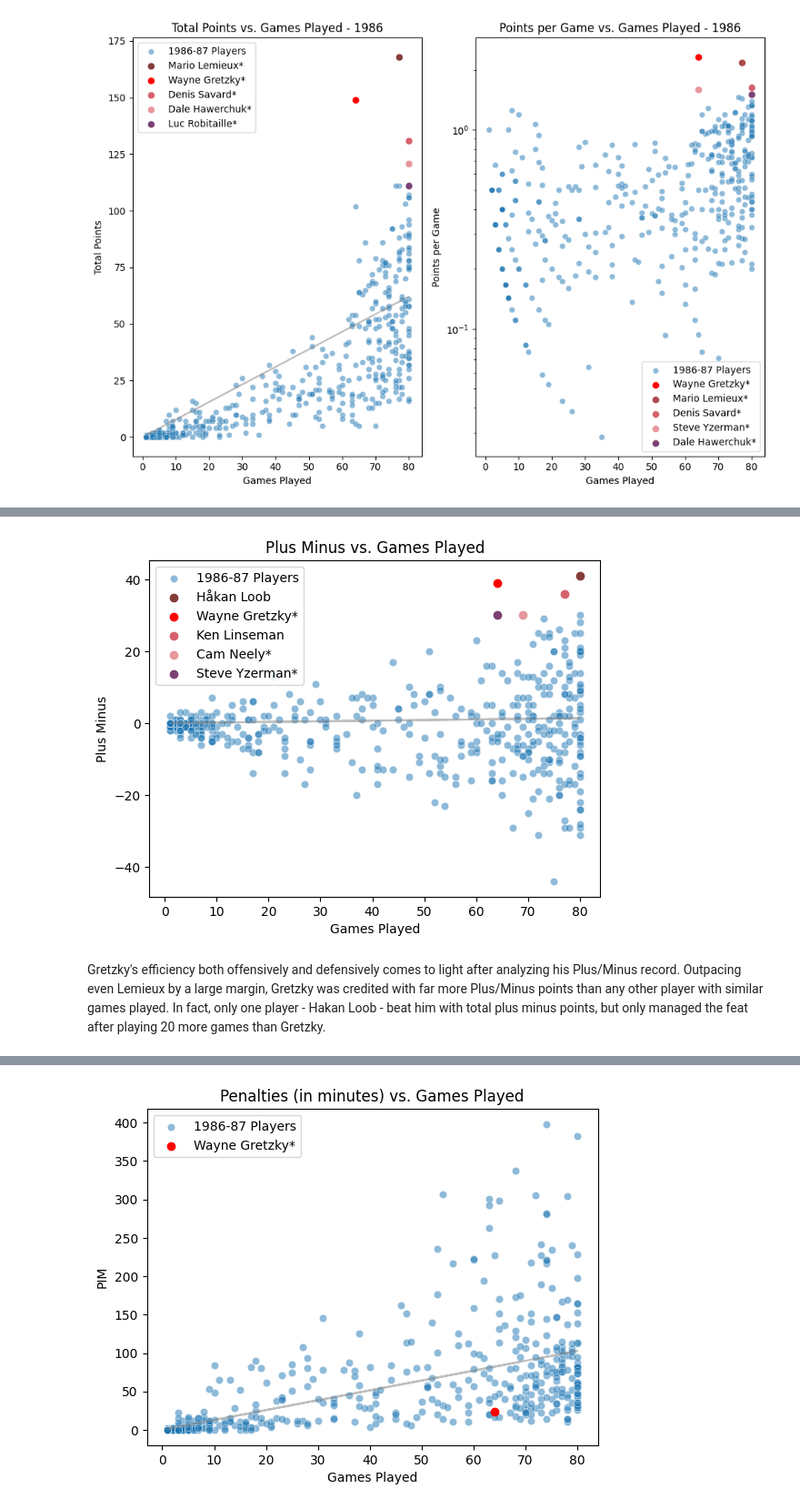
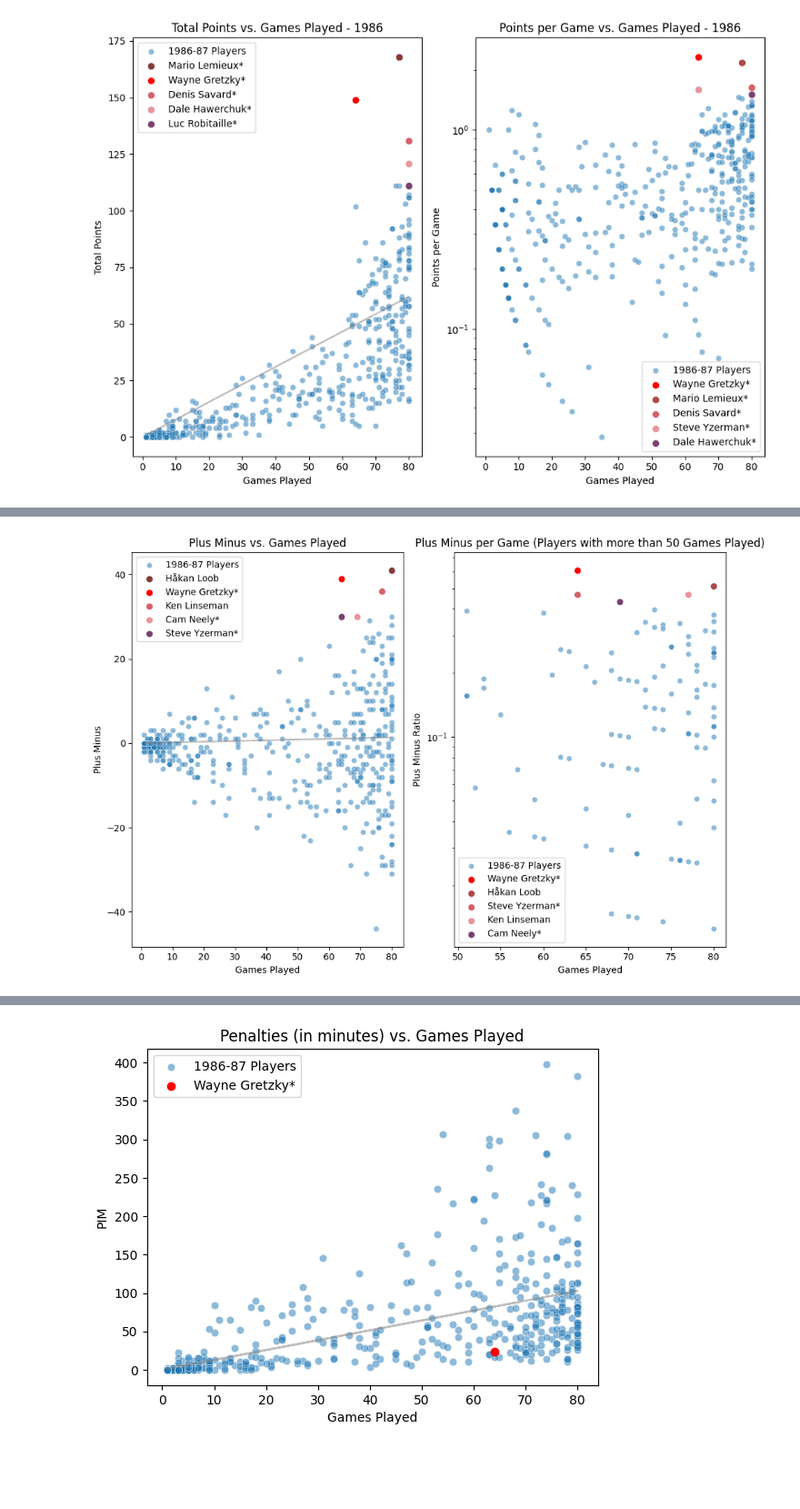
Before and after one commit to philbeet/How-Great-was-The-Great-One, a Jupyter notebook: main.ipynb, the cells around one changed output, grey strips where cells are left out. Shown at 91% size. Cells and saved outputs as stored; diff of their text form; code cells hidden in the pictures; blank space fills up the shorter version.

Commit message:
rework entire project structure, 95% done only need writeup for team liability section.

```diff
--- a/main.ipynb
+++ b/main.ipynb
@@ -315,8 +452,10 @@ If a player ends a game with a positive score, they were effective offensively *
 # %%
+plt.figure(figsize=(10,7))
 regression_line = get_regression_line(szn_87_df, "GP", "+/-")
-ax = plt.subplot(1,1,1)
+ax = plt.subplot(1,2,1)
 ax = plot(ax, szn_87_df, "GP", "+/-", regression_line, "1986-87 Players", "Plus Minus vs. Games Played", 'Games Played', "Plus Minus")
+ax = plt.subplot(1,2,2)
+ax = plotratios(ax, szn_87_df[szn_87_df['GP']>50], "GP", "+/-", "1986-87 Players", "Plus Minus per Game (Players with more than 50 Games Played)", "Games Played", "Plus Minus Ratio")
+plt.tight_layout()
 # %% [output]
-[figure, old version]
+[figure, new version]
-# %% [markdown]
-Gretzky's efficiency both offensively and defensively comes to light after analyzing his Plus/Minus record. Outpacing even Lemieux by a large margin, Gretzky was credited with far more Plus/Minus points than any other player with similar games played. In fact, only one player - Hakan Loob - beat him with total plus minus points, but only managed the feat after playing 20 more games than Gretzky.
```
Also changed, not shown: parts of 76 cells of this notebook.
